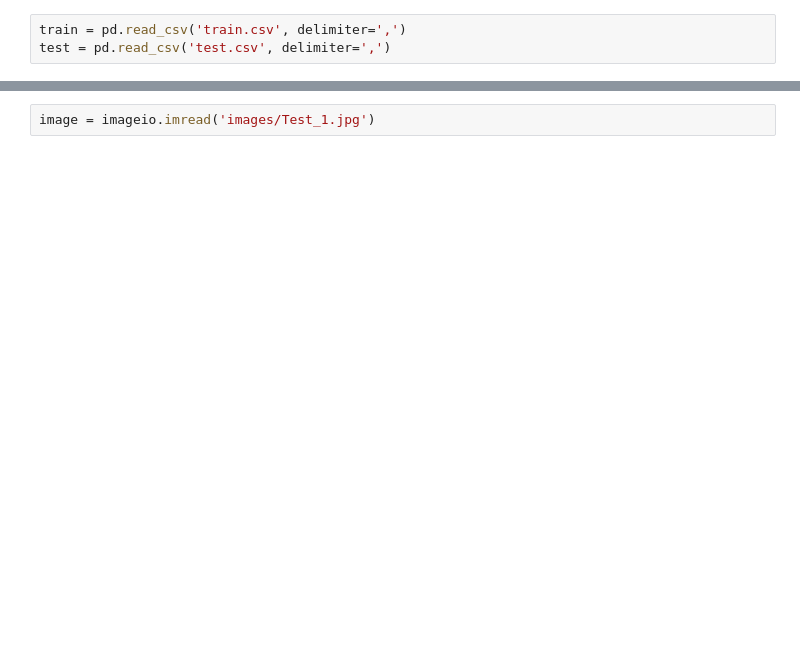
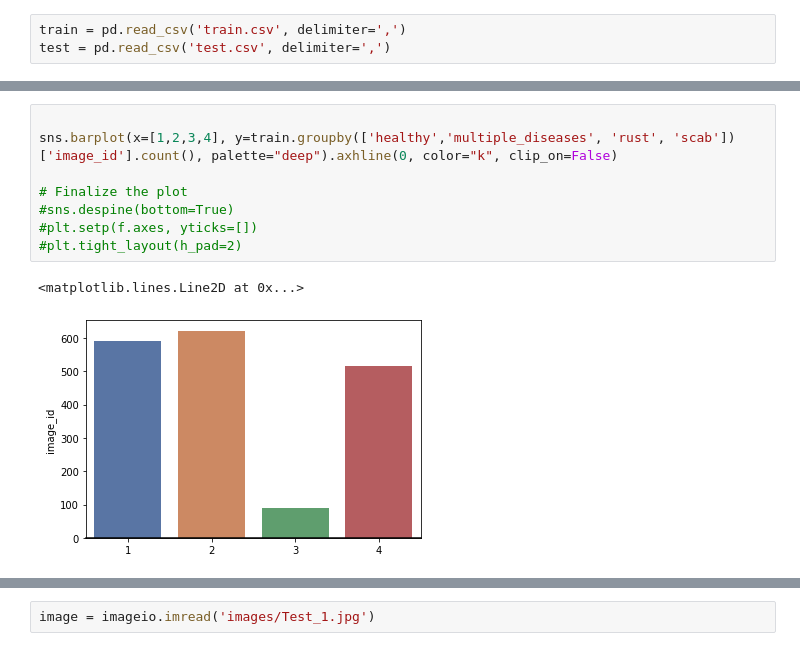
Before and after one commit to juliusschulz/plant_pathology, a Jupyter notebook: Untitled1.ipynb, the cells around one changed output, grey strips where cells are left out. Cells and saved outputs as stored; diff of their text form; blank space fills up the shorter version.

```diff
--- a/Untitled1.ipynb
+++ b/Untitled1.ipynb
@@ -26,0 +33,11 @@ mobile = MobileNet()
+# %%
+
+sns.barplot(x=[1,2,3,4], y=train.groupby(['healthy','multiple_diseases', 'rust', 'scab'])['image_id'].count(), palette="deep").axhline(0, color="k", clip_on=False)
+
+# Finalize the plot
+#sns.despine(bottom=True)
+#plt.setp(f.axes, yticks=[])
+#plt.tight_layout(h_pad=2)
+# %% [output]
+<matplotlib.lines.Line2D at 0x...>
+[figure, added]
```
Also changed, not shown: parts of 14 cells of this notebook.
